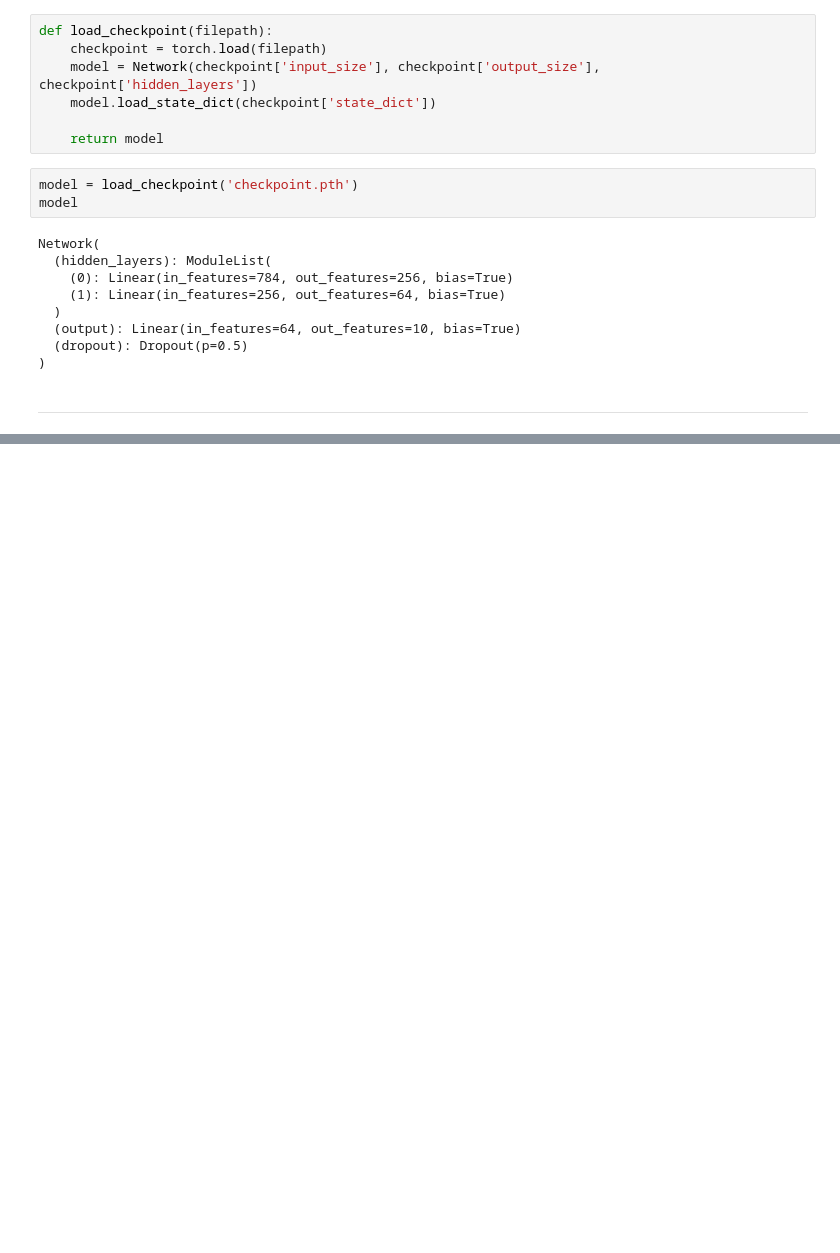
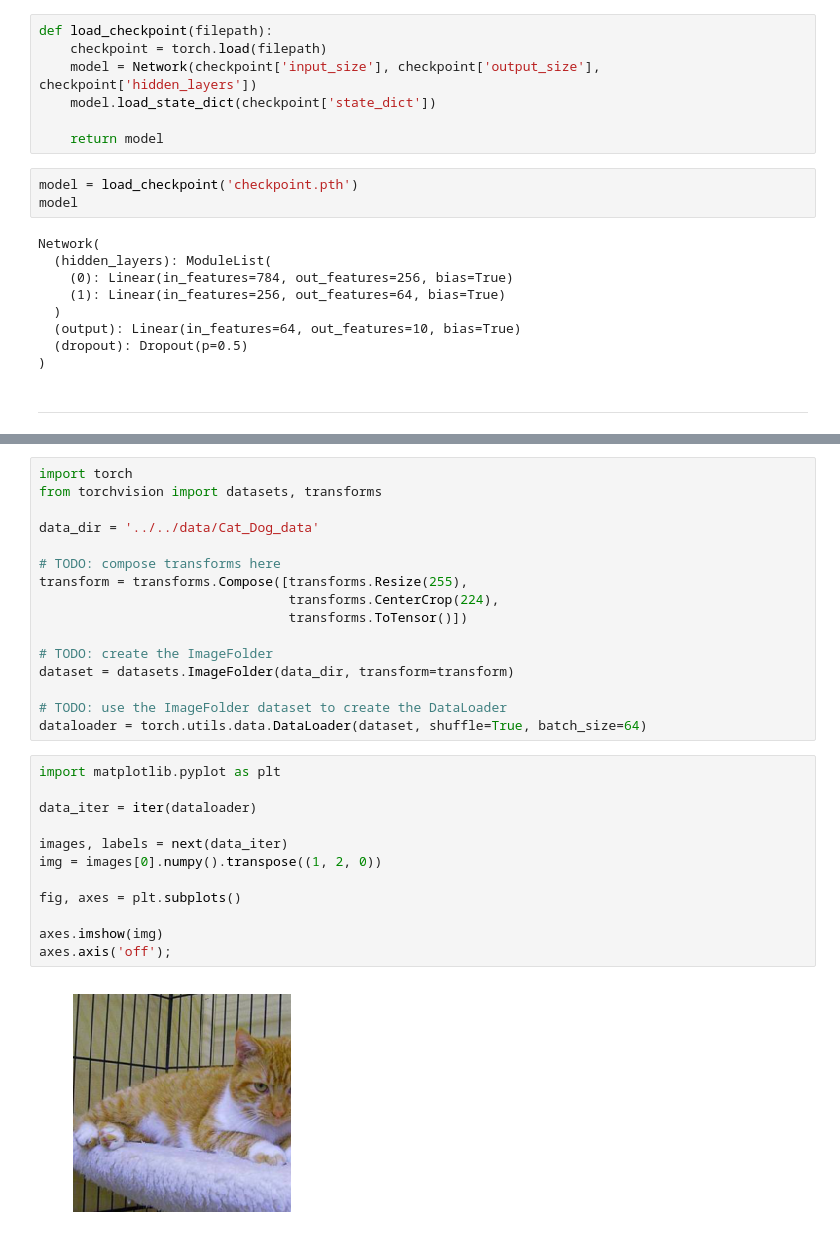
Before and after one commit to nabhanabdulla/Secure_and_private_ai, a Jupyter notebook: Course/Lesson 2/Intro to PyTorch - Udacity.ipynb, the cells around one changed output, grey strips where cells are left out. Cells and saved outputs as stored; diff of their text form; blank space fills up the shorter version.

```diff
--- a/Course/Lesson 2/Intro to PyTorch - Udacity.ipynb
+++ b/Course/Lesson 2/Intro to PyTorch - Udacity.ipynb
@@ -893,0 +947,30 @@ Network(
+# %%
+import torch
+from torchvision import datasets, transforms
+
+data_dir = '../../data/Cat_Dog_data'
+
+# TODO: compose transforms here
+transform = transforms.Compose([transforms.Resize(255),
+                                transforms.CenterCrop(224),
+                                transforms.ToTensor()])
+
+# TODO: create the ImageFolder
+dataset = datasets.ImageFolder(data_dir, transform=transform)
+
+# TODO: use the ImageFolder dataset to create the DataLoader
+dataloader = torch.utils.data.DataLoader(dataset, shuffle=True, batch_size=64)
+# %%
+import matplotlib.pyplot as plt
+
+data_iter = iter(dataloader)
+
+images, labels = next(data_iter)
+img = images[0].numpy().transpose((1, 2, 0))
+
+fig, axes = plt.subplots()
+
+axes.imshow(img)
+axes.axis('off');
+# %% [output]
+[figure, added]
```
Also changed, not shown: parts of 45 cells of this notebook, 6 other files.
